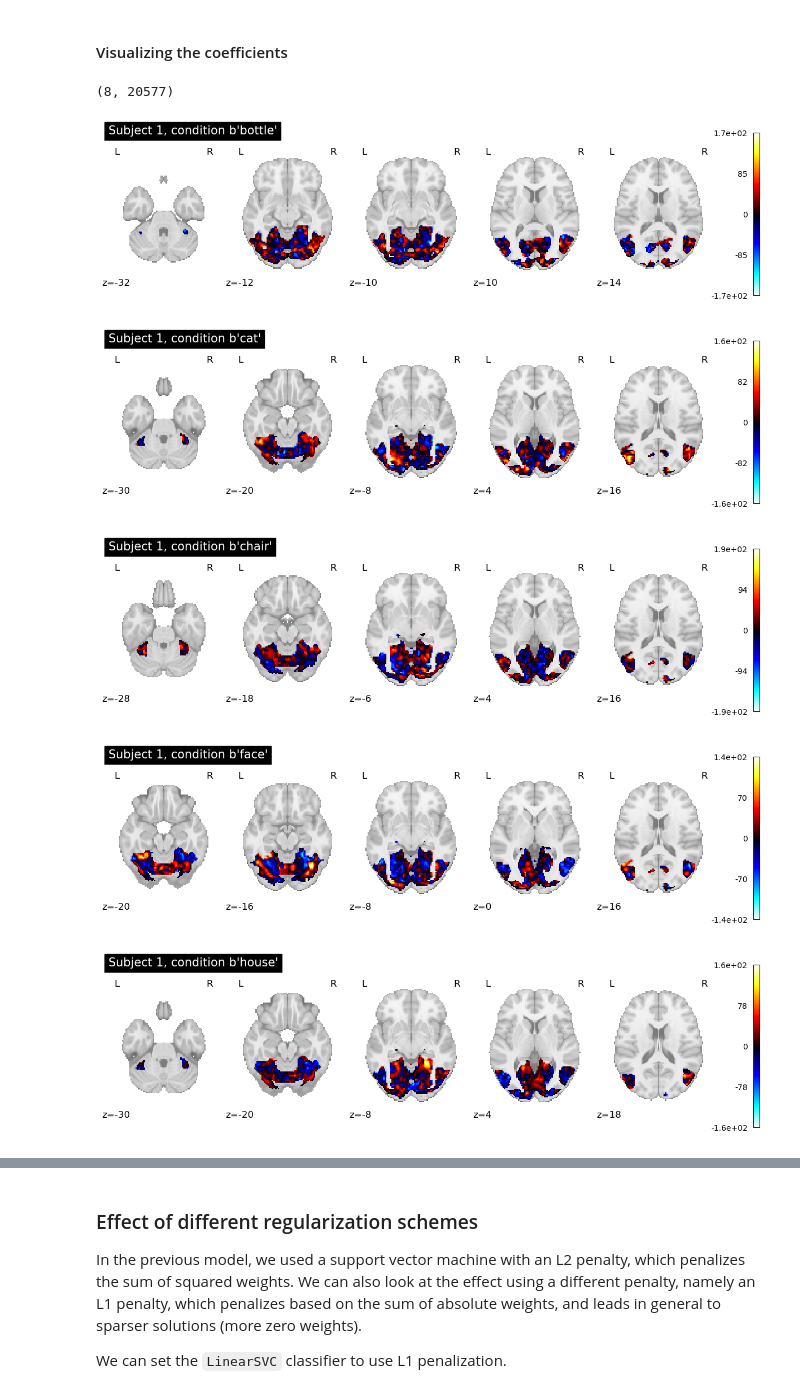
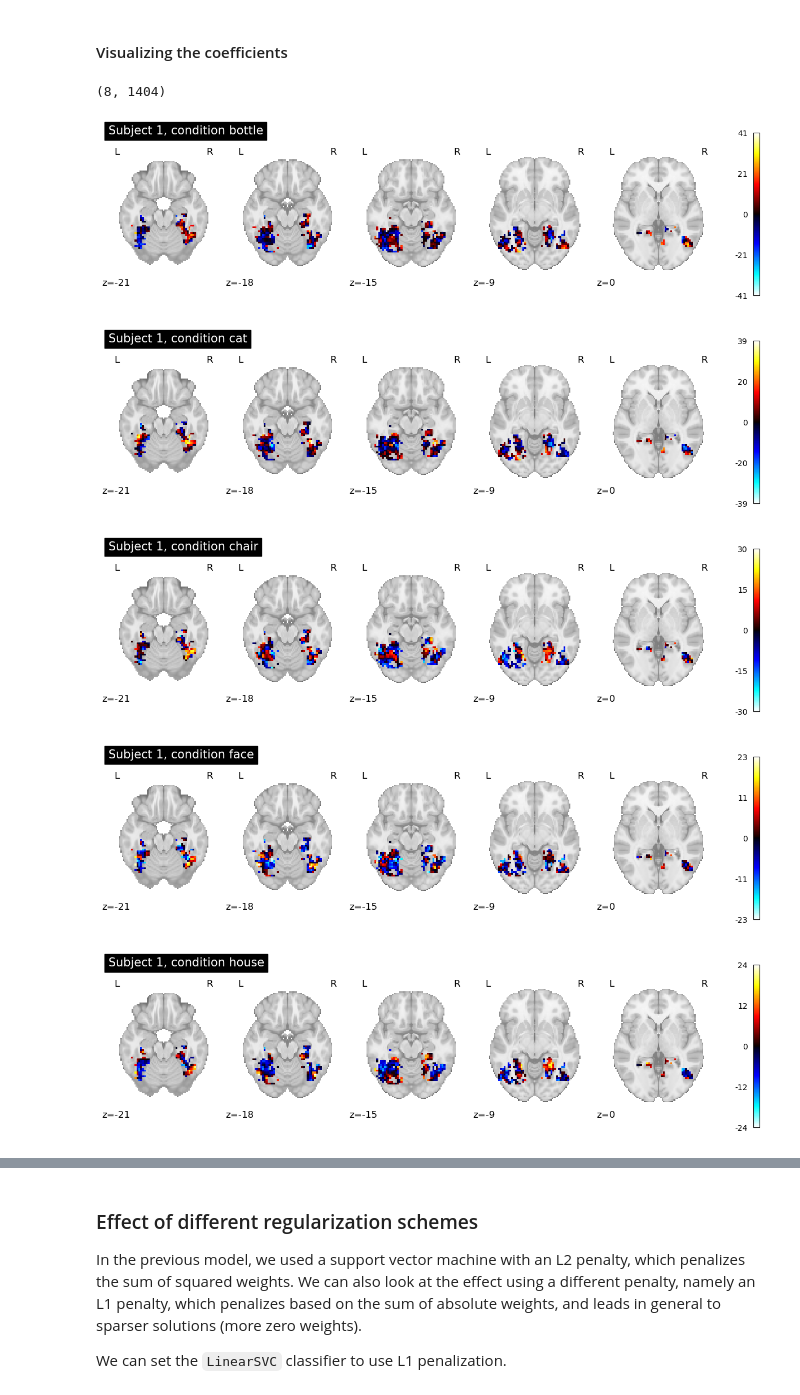
Before and after one commit to poldrack/AI_in_CogNeuro, a Jupyter notebook: notebooks/decoding_haxby.ipynb, the cells around one changed output, grey strips where cells are left out. Drawn from its saved outputs; the diff is of its cells as text; code cells hidden in the pictures.

```diff
--- a/notebooks/decoding_haxby.ipynb
+++ b/notebooks/decoding_haxby.ipynb
@@ -342,25 +246,31 @@ Mean accuracy (orig): 0.688
 # %% [markdown]
 #### Visualizing the coefficients
 # %%
+def get_subject_vt_mask(subject, vtmask_dir, res=3):
+    vt_mask_file = os.path.join(vtmask_dir, f'sub-{subject}_mask4vt_space-MNI152NLin2009cAsym_res-{res}.nii.gz')
+    return nib.load(vt_mask_file)
 
-def visualize_coefs(coefs, conditions):
-    mask_img = get_difumo_mask()
-    masker = NiftiMasker(mask_img)
-    masker.fit()
+def visualize_coefs(coefs, conditions, vtmask_dir):
 
     # plot the mean coefficients
     for subject in range(1, 2):
+        mask_img = get_subject_vt_mask(subject, vtmask_dir)
+        masker = NiftiMasker(mask_img)
+        masker.fit()
         print(coefs[subject].shape)
         coef_img = masker.inverse_transform(coefs[subject])
         for c in range(coefs[subject].shape[0]):
-            nilearn.plotting.plot_stat_map(coef_img.slicer[..., c], display_mode='z', cut_coords=5,
+            nilearn.plotting.plot_stat_map(coef_img.slicer[..., c], display_mode='z',
+                                           cut_coords=[-21, -18, -15, -9, 0],
                                            title=f'Subject {subject}, condition {conditions[c]}')
 
-visualize_coefs(coefs, conditions)
+conditions = metadata_df.conditions.unique().tolist()
+vtmask_dir = os.path.join(base_dir, 'derivatives/vtmasks')
+visualize_coefs(coefs, conditions, vtmask_dir)
 # %% [output]
-(8, 20577)
+(8, 1404)
-[figure, old version]
+[figure, new version]
-[figure, old version]
+[figure, new version]
-[figure, old version]
+[figure, new version]
-[figure, old version]
+[figure, new version]
-[figure, old version]
+[figure, new version]
```
Also changed, not shown: parts of 19 cells of this notebook.
